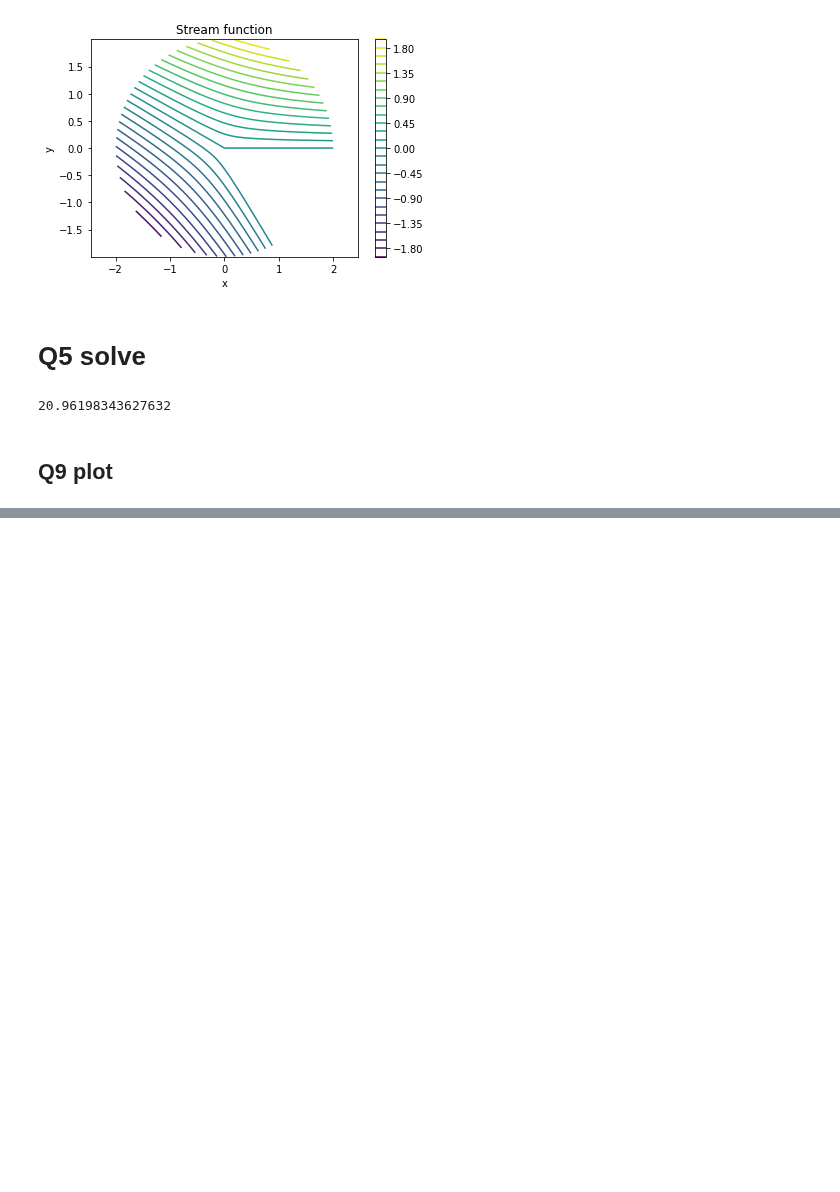
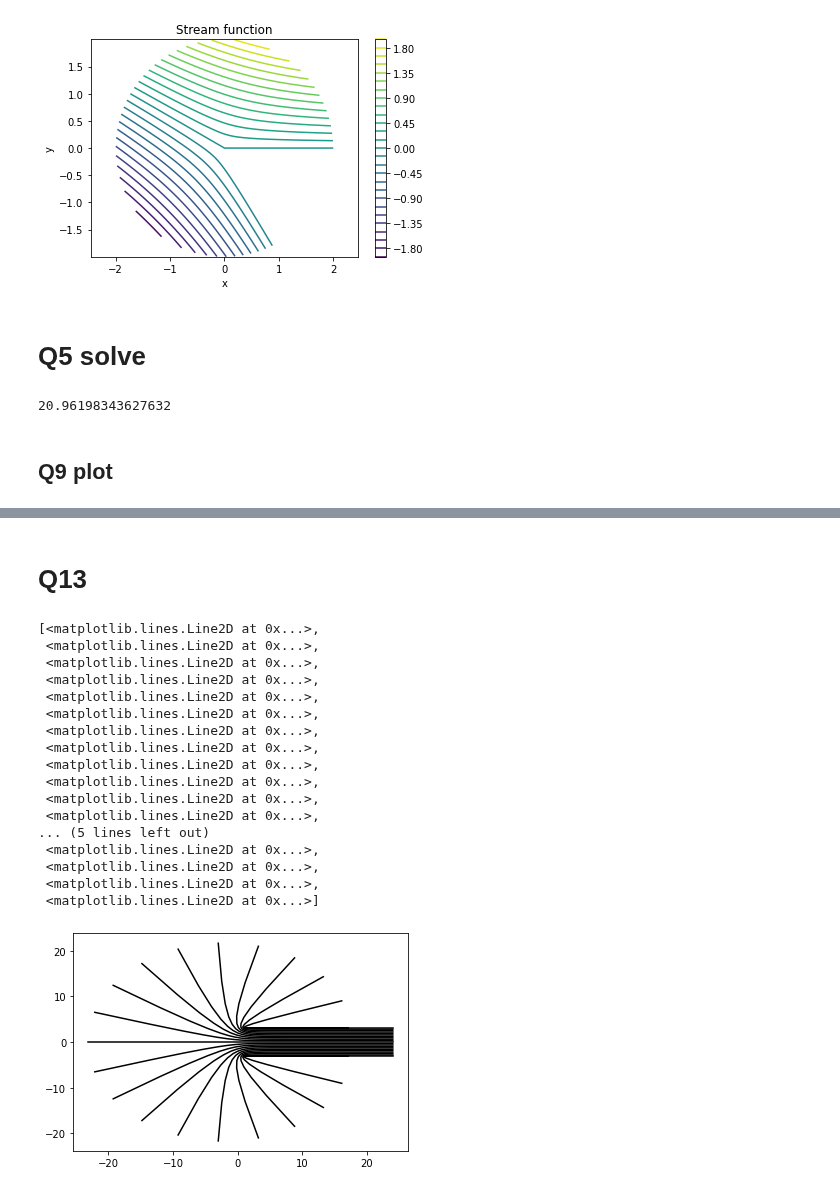
Before and after one commit to lpender3672/MEng-CW, a Jupyter notebook: IIA/3A1/Examples_Papers/paper1.ipynb, the cells around one changed output, grey strips where cells are left out. Cells and saved outputs as stored; diff of their text form; code cells hidden in the pictures; blank space fills up the shorter version.

```diff
--- a/IIA/3A1/Examples_Papers/paper1.ipynb
+++ b/IIA/3A1/Examples_Papers/paper1.ipynb
@@ -109,0 +109,34 @@ AttributeError: 'list' object has no attribute 'shape'
+# %% [markdown]
+# Q13
+# %%
+
+phi_0 = np.linspace(-3, 24, 51, endpoint=True)
+psi_0 = np.linspace(-np.pi, np.pi, 21, endpoint=True)
+
+PSI, PHI = np.meshgrid(psi_0, phi_0)
+
+F = PHI + 1j * PSI
+z = F - np.exp(-F)
+
+fig,ax = plt.subplots()
+
+ax.plot(z.real, z.imag, "k")
+# %% [output]
+[<matplotlib.lines.Line2D at 0x...>,
+ <matplotlib.lines.Line2D at 0x...>,
+ <matplotlib.lines.Line2D at 0x...>,
+ <matplotlib.lines.Line2D at 0x...>,
+ <matplotlib.lines.Line2D at 0x...>,
+ <matplotlib.lines.Line2D at 0x...>,
+ <matplotlib.lines.Line2D at 0x...>,
+ <matplotlib.lines.Line2D at 0x...>,
+ <matplotlib.lines.Line2D at 0x...>,
+ <matplotlib.lines.Line2D at 0x...>,
+ <matplotlib.lines.Line2D at 0x...>,
+ <matplotlib.lines.Line2D at 0x...>,
+... (5 lines left out)
+ <matplotlib.lines.Line2D at 0x...>,
+ <matplotlib.lines.Line2D at 0x...>,
+ <matplotlib.lines.Line2D at 0x...>,
+ <matplotlib.lines.Line2D at 0x...>]
+[figure, added]
```
Also changed, not shown: parts of 1 cell of this notebook.
